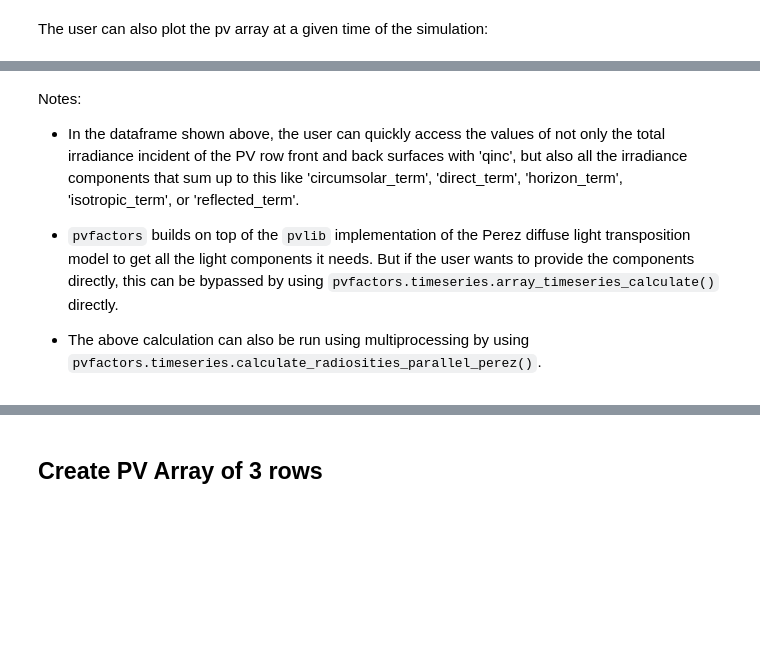
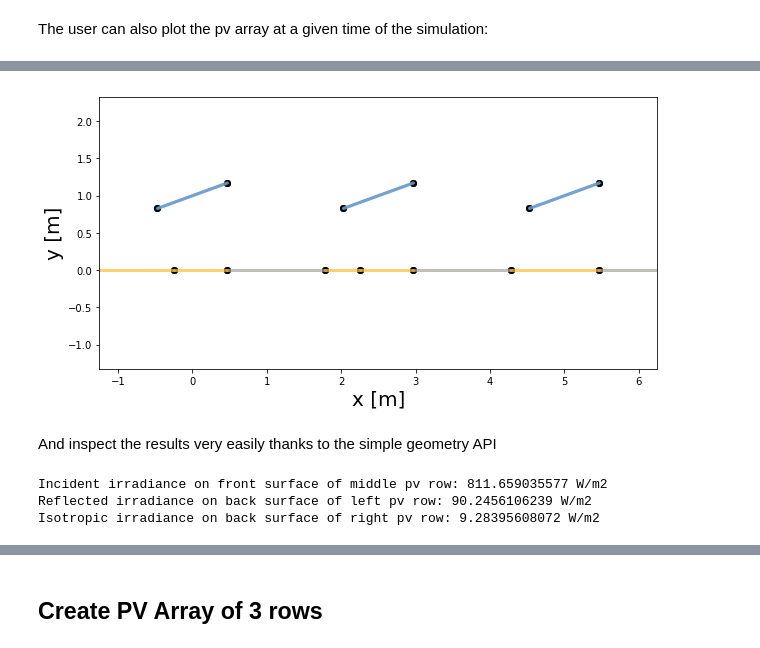
Before and after one commit to SunPower/pvfactors, a Jupyter notebook: docs/tutorials/pvfactors_demo.ipynb, the cells around one changed output, grey strips where cells are left out. Drawn from its saved outputs; the diff is of its cells as text; code cells hidden in the pictures; blank space fills up the shorter version.

```diff
--- a/docs/tutorials/pvfactors_demo.ipynb
+++ b/docs/tutorials/pvfactors_demo.ipynb
@@ -31,0 +24,12 @@ dhi = np.array([50., 500.])
+# %%
+df_inputs = pd.DataFrame(
+    {'solar_zenith': [20., 50.],
+     'solar_azimuth': [110., 250.],
+     'surface_tilt': [10., 20.],
+     'surface_azimuth': [90., 270.],
+     'dni': [1000., 300.],
+     'dhi': [50., 500.],
+     'albedo': [0.2, 0.2]},
+    index=[datetime(2017, 8, 31, 11), datetime(2017, 8, 31, 15)]
+)
+df_inputs
@@ -33,11 +41,13 @@ dhi = np.array([50., 500.])
 And some PV array parameters:
 # %%
 pvarray_parameters = {
-    'n_pvrows': 3,         # number of pv rows
-    'pvrow_height': 1.75,  # height of pvrows (measured at center / torque tube)
-    'pvrow_width': 2.44,   # width of pvrows
-    'gcr': 0.4,            # ground coverage ratio
-    'rho_ground': 0.2,     # albedo
+    'n_pvrows': 3,            # number of pv rows
+    'pvrow_height': 1,     # height of pvrows (measured at center / torque tube)
+    'pvrow_width': 1,      # width of pvrows
+    'axis_azimuth': 0.,       # azimuth angle of rotation axis
+    'gcr': 0.4,               # ground coverage ratio
+    'rho_front_pvrow': 0.01,  # pv row front surface reflectivity
+    'rho_back_pvrow': 0.03    # pv row back surface reflectivity
 }
 # %% [markdown]
 The user can quickly run a timeseries simulation using ``pvfactors`` as shown below:
@@ -68,2 +54,12 @@ df_avg_outputs
+# %%
+from pvfactors.engine import PVEngine
+
+# Create engine
+engine = PVEngine(pvarray_parameters)
+# Fit engine to data
+engine.fit(df_inputs.index, df_inputs.dni, df_inputs.dhi,
+           df_inputs.solar_zenith, df_inputs.solar_azimuth,
+           df_inputs.surface_tilt, df_inputs.surface_azimuth,
+           df_inputs.albedo)
 # %% [markdown]
 The user can also plot the pv array at a given time of the simulation:
@@ -79,8 +66,23 @@ plt.show()
-# %% [markdown]
-Notes:
-
-* In the dataframe shown above, the user can quickly access the values of not only the total irradiance incident of the PV row front and back surfaces with 'qinc', but also all the irradiance components that sum up to this like 'circumsolar_term', 'direct_term', 'horizon_term', 'isotropic_term', or 'reflected_term'.
-
-* ``pvfactors`` builds on top of the ``pvlib`` implementation of the Perez diffuse light transposition model to get all the light components it needs. But if the user wants to provide the components directly, this can be bypassed by using ``pvfactors.timeseries.array_timeseries_calculate()`` directly.
-
-* The above calculation can also be run using multiprocessing by using ``pvfactors.timeseries.calculate_radiosities_parallel_perez()``.
+# %%
+# Get pvarray at given timestamp
+pvarray = engine.run_timestep(idx=1)
+
+# Plot pvarray shapely geometries
+f, ax = plt.subplots(figsize=(10, 5))
+pvarray.plot(ax)
+plt.show()
+# %% [output]
+[figure, added]
+# %% [markdown]
+And inspect the results very easily thanks to the simple geometry API
+# %%
+print("Incident irradiance on front surface of middle pv row: {} W/m2"
+      .format(pvarray.pvrows[1].front.get_param_weighted('qinc')))
+print("Reflected irradiance on back surface of left pv row: {} W/m2"
+      .format(pvarray.pvrows[0].back.get_param_weighted('reflection')))
+print("Isotropic irradiance on back surface of right pv row: {} W/m2"
+      .format(pvarray.pvrows[2].back.get_param_weighted('isotropic')))
+# %% [output]
+Incident irradiance on front surface of middle pv row: 811.659035577 W/m2
+Reflected irradiance on back surface of left pv row: 90.2456106239 W/m2
+Isotropic irradiance on back surface of right pv row: 9.28395608072 W/m2
```
Also changed, not shown: parts of 9 cells of this notebook, 45 other files.
